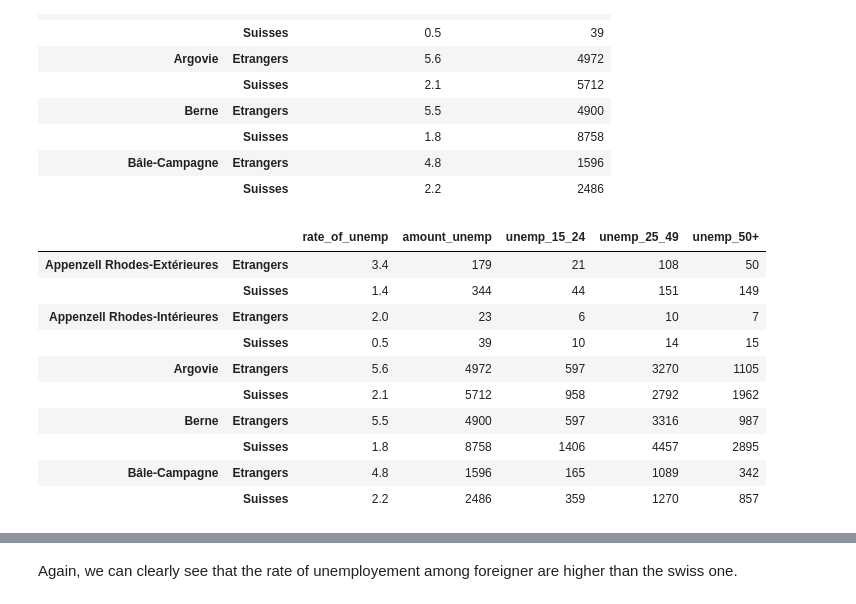
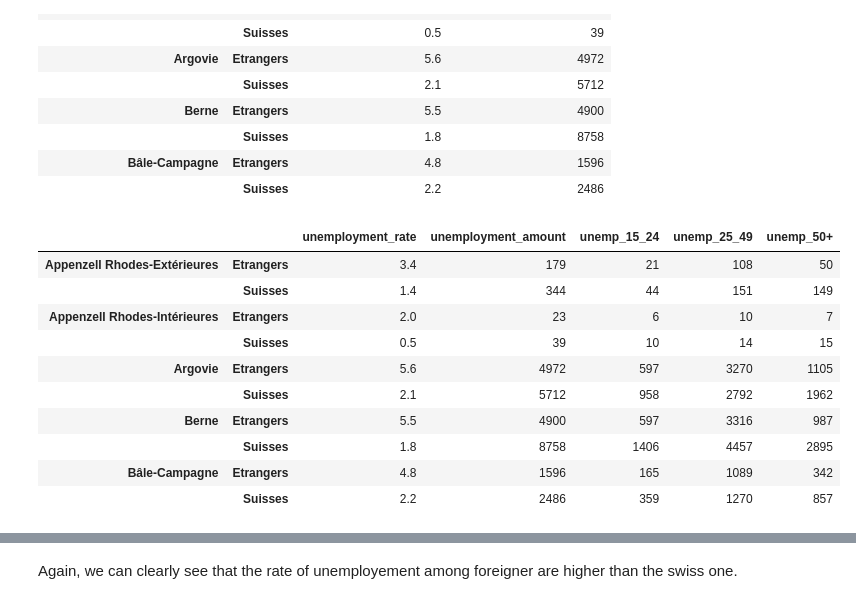
Before and after one commit to AWehenkel/ADA-2017, a Jupyter notebook: 03 - Interactive Viz/HW3.ipynb, the cells around one changed output, grey strips where cells are left out. Saved outputs shown, nothing was run; the diff lists cells and outputs as text; code cells hidden in the pictures.

```diff
--- a/03 - Interactive Viz/HW3.ipynb
+++ b/03 - Interactive Viz/HW3.ipynb
@@ -371,11 +371,11 @@ rate_and_total_per_canton.head(10)
 # %%
 # finally we merge with the data per age group
 final_merge = pd.concat([rate_and_total_per_canton, remain], axis=1)
-final_merge.columns = ['rate_of_unemp', 'amount_unemp', 'unemp_15_24', 'unemp_25_49','unemp_50+']
+final_merge.columns = ['unemployment_rate', 'unemployment_amount', 'unemp_15_24', 'unemp_25_49','unemp_50+']
 
 final_merge.head(10)
 # %% [output]
-|  |  | rate_of_unemp | amount_unemp | unemp_15_24 | unemp_25_49 | unemp_50+ |
+|  |  | unemployment_rate | unemployment_amount | unemp_15_24 | unemp_25_49 | unemp_50+ |
 | Appenzell Rhodes-Extérieures | Etrangers | 3.4 | 179 | 21 | 108 | 50 |
 |  | Suisses | 1.4 | 344 | 44 | 151 | 149 |
 | Appenzell Rhodes-Intérieures | Etrangers | 2.0 | 23 | 6 | 10 | 7 |
```
Also changed, not shown: parts of 8 cells of this notebook, 2 other files.
